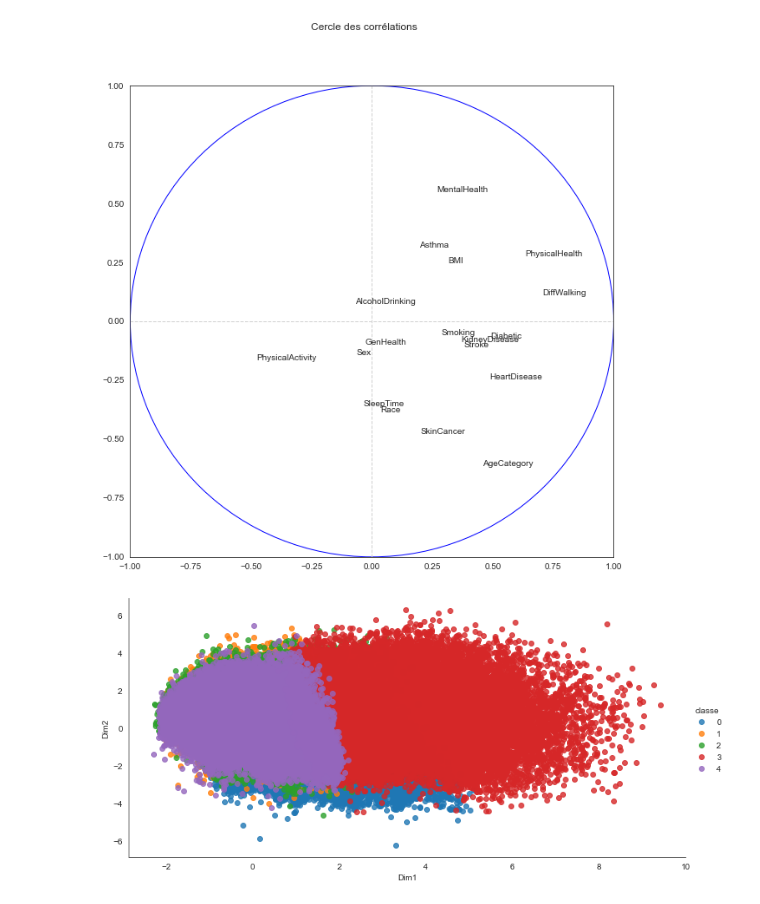
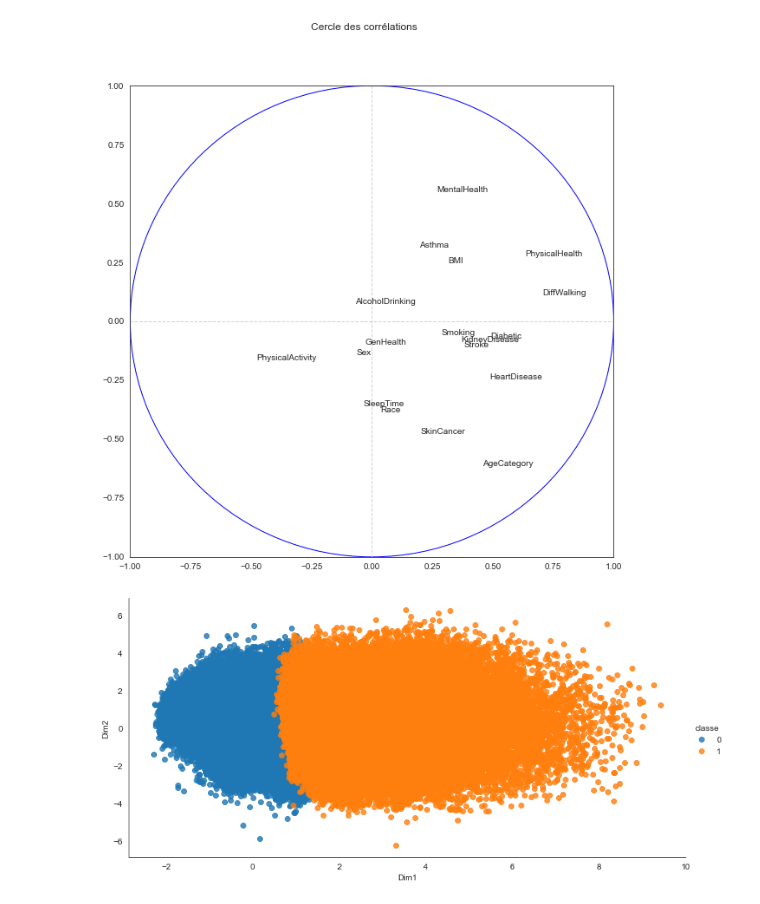
Before and after one commit to AdrianPaulCarrieres/machine_learning, a Jupyter notebook: pca.ipynb, the cells around one changed output. Saved outputs shown, nothing was run; the diff lists cells and outputs as text; code cells hidden in the pictures.

```diff
--- a/pca.ipynb
+++ b/pca.ipynb
@@ -229,16 +229,16 @@ plt.show()
 # %%
 # 7. Trouver la partition des chansons, avec le nombre de classes optimal obtenu ci-dessus
 
-kmeans3 = KMeans(n_clusters = 5)
+kmeans3 = KMeans(n_clusters = 2)
 kmeans3.fit(scaled_data)
 pandas.Series(kmeans3.labels_).value_counts()
 
 WGI_k3 = df.assign(classe = kmeans3.labels_)
 WGI_k3.groupby("classe").mean()
 
 WGI_pca_k3 = donnees_pca_df.assign(classe = kmeans3.labels_)
 seaborn.lmplot(data = WGI_pca_k3, x = "Dim1", y = "Dim2", hue = "classe",
                fit_reg = False, height = 5, aspect = 2)
 plt.show()
 # %% [output]
-[figure, old version]
+[figure, new version]
```
Also changed, not shown: 2 other files.
